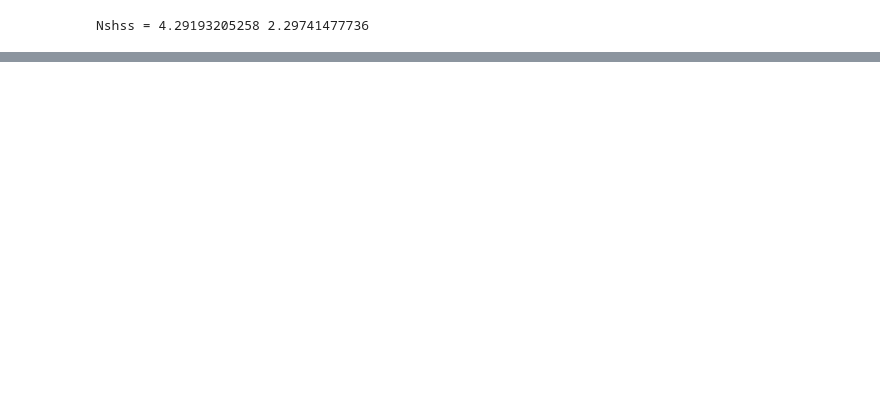
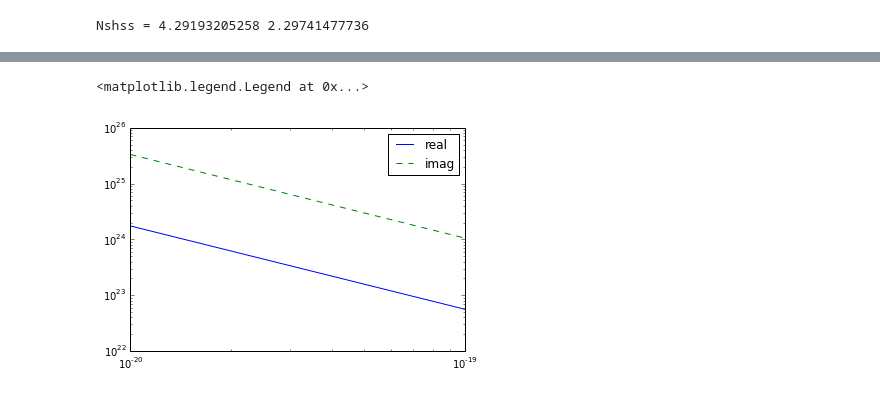
Before and after one commit to rahulporuri/project_work, a Jupyter notebook: matter_bounce/tensor_bi-spectrum-Copy0.ipynb, the cells around one changed output, grey strips where cells are left out. Drawn from its saved outputs; the diff is of its cells as text; code cells hidden in the pictures; blank space fills up the shorter version.

```diff
--- a/matter_bounce/tensor_bi-spectrum-Copy0.ipynb
+++ b/matter_bounce/tensor_bi-spectrum-Copy0.ipynb
@@ -230,0 +293,11 @@ plt.savefig('h_NL_bouncing_model.png')
+# %%
+data = numpy.loadtxt('hk_vs_k_matter_bounce_20_to_19_test.dat')
+# %%
+plt.cla()
+plt.hold(True)
+plt.loglog(data[:,0], -data[:,2], '-', label = 'real')
+plt.loglog(data[:,0], -data[:,3], '--', label = 'imag')
+plt.legend()
+# %% [output]
+<matplotlib.legend.Legend at 0x...>
+[figure, added]
```
Also changed, not shown: parts of 19 cells of this notebook, 8 other files.
